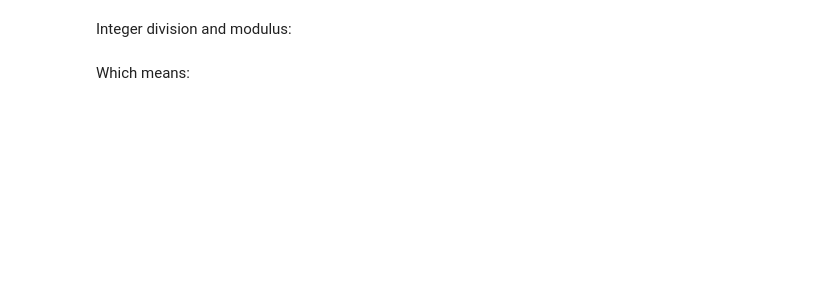
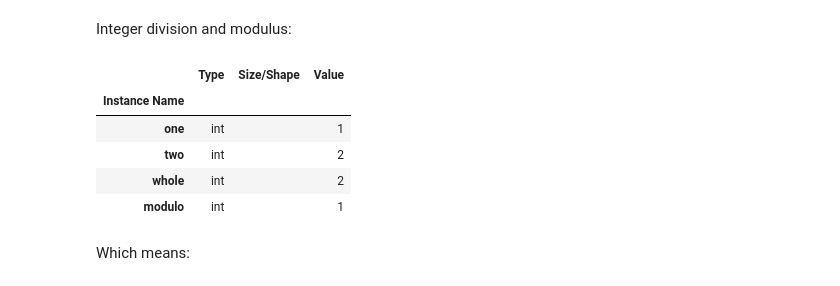
Before and after one commit to PhilipYip1988/python-notebooks, a Jupyter notebook: builtins_module_int/notebook.ipynb, the cells around one changed output. Saved outputs shown, nothing was run; the diff lists cells and outputs as text; code cells hidden in the pictures; blank space fills up the shorter version.

```diff
--- a/builtins_module_int/notebook.ipynb
+++ b/builtins_module_int/notebook.ipynb
@@ -818,3 +792,13 @@ modulo
+# %%
+del number_1, number_2, number_3
+variables()
+# %% [output]
+|  | Type | Size/Shape | Value |
+| Instance Name |  |  |  |
+| one | int |  | 1 |
+| two | int |  | 2 |
+| whole | int |  | 2 |
+| modulo | int |  | 1 |
 # %% [markdown]
 Which means:
 # %%
```
Also changed, not shown: parts of 196 cells of this notebook.
